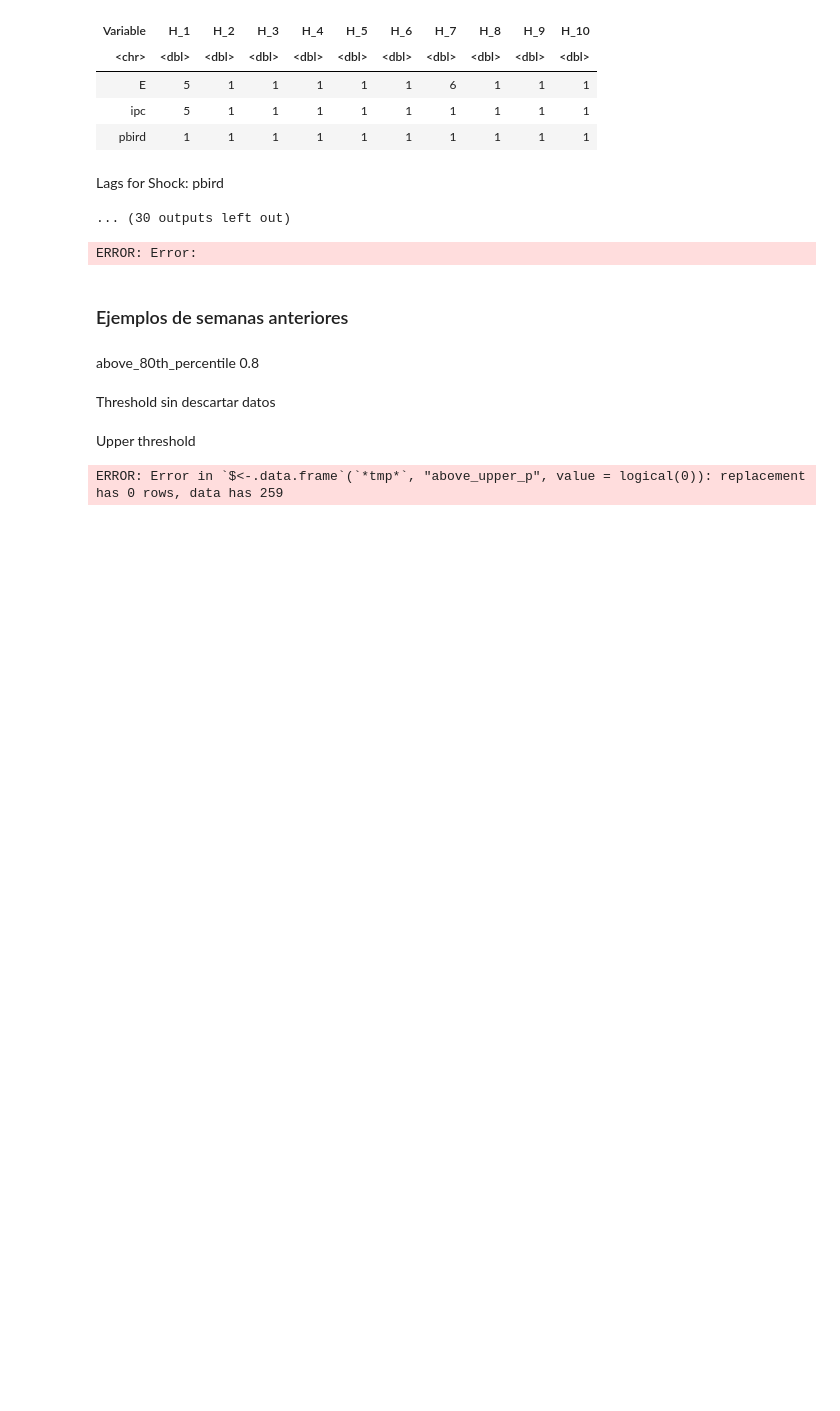
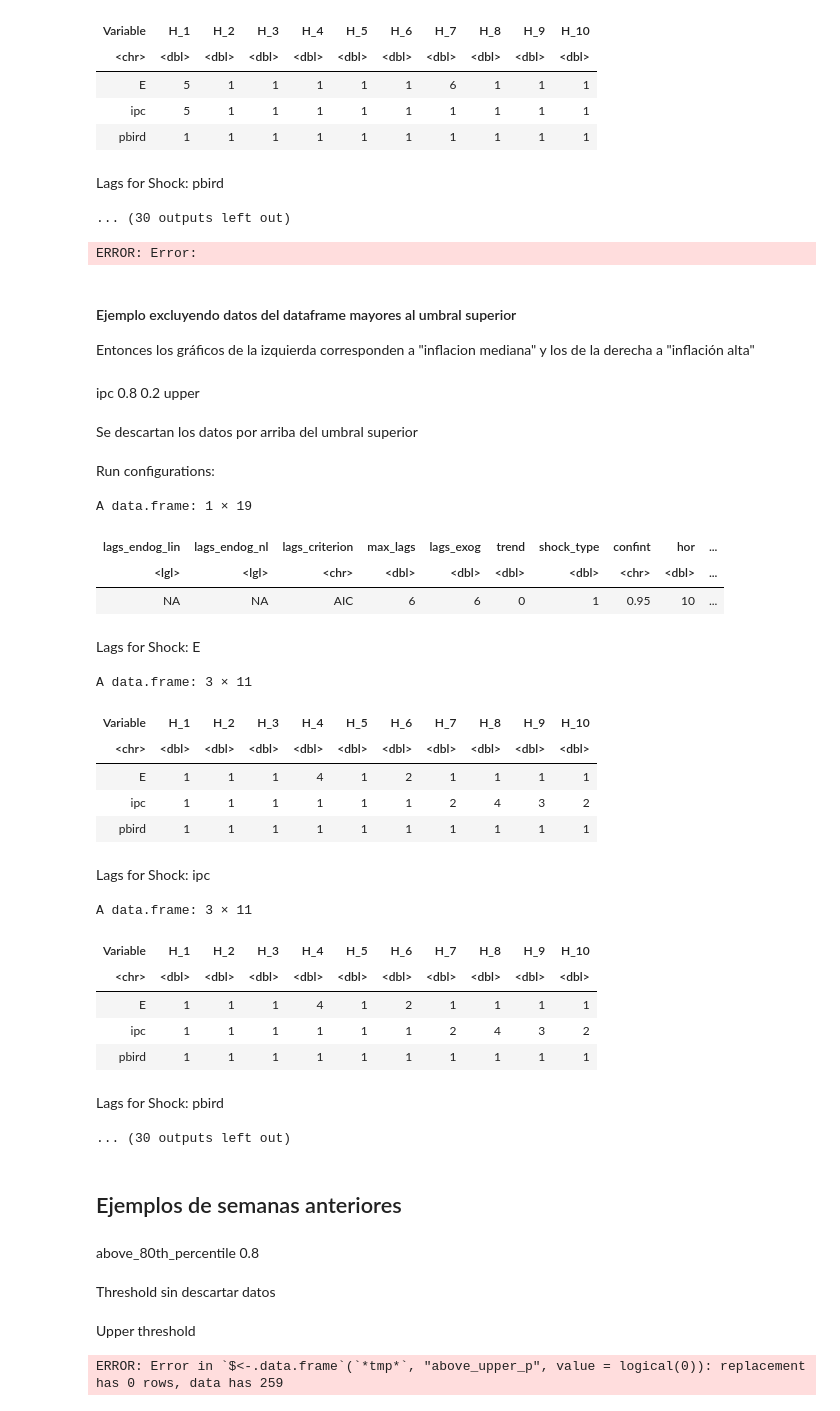
Before and after one commit to mbarrena/tesis, a Jupyter notebook: r_experiments/LP threshold.ipynb, the cells around one changed output. Cells and saved outputs as stored; diff of their text form; code cells hidden in the pictures; blank space fills up the shorter version.

```diff
--- a/r_experiments/LP threshold.ipynb
+++ b/r_experiments/LP threshold.ipynb
@@ -189,8 +196,37 @@ Lags for Shock: pbird
 stop()
 # %% [output]
 ERROR: Error:
+# %% [markdown]
+#### Ejemplo excluyendo datos del dataframe mayores al umbral superior
+Entonces los gráficos de la izquierda corresponden a "inflacion mediana" y los de la derecha a "inflación alta"
+# %%
+res <- run_lp_model(df_ERPT_Arg, endog=c("E", "ipc", "pbird"), exog=c("impp_usa"), max_lags = 6, horizons = 10, signif = 0.95, trend = 0, cumulative = TRUE, threshold_var = 'ipc', upper_threshold = 0.8, lower_threshold = 0.20, discard_threshold = 'upper')
+# %% [output]
+ipc 0.8 0.2 upper
+Se descartan los datos por arriba del umbral superior
+Run configurations:
+A data.frame: 1 × 19
+| lags_endog_lin | lags_endog_nl | lags_criterion | max_lags | lags_exog | trend | shock_type | confint | hor | ... |
+| <lgl> | <lgl> | <chr> | <dbl> | <dbl> | <dbl> | <dbl> | <chr> | <dbl> | ... |
+| NA | NA | AIC | 6 | 6 | 0 | 1 | 0.95 | 10 | ... |
+Lags for Shock: E
+A data.frame: 3 × 11
+| Variable | H_1 | H_2 | H_3 | H_4 | H_5 | H_6 | H_7 | H_8 | H_9 | H_10 |
+| <chr> | <dbl> | <dbl> | <dbl> | <dbl> | <dbl> | <dbl> | <dbl> | <dbl> | <dbl> | <dbl> |
+| E | 1 | 1 | 1 | 4 | 1 | 2 | 1 | 1 | 1 | 1 |
+| ipc | 1 | 1 | 1 | 1 | 1 | 1 | 2 | 4 | 3 | 2 |
+| pbird | 1 | 1 | 1 | 1 | 1 | 1 | 1 | 1 | 1 | 1 |
+Lags for Shock: ipc
+A data.frame: 3 × 11
+| Variable | H_1 | H_2 | H_3 | H_4 | H_5 | H_6 | H_7 | H_8 | H_9 | H_10 |
+| <chr> | <dbl> | <dbl> | <dbl> | <dbl> | <dbl> | <dbl> | <dbl> | <dbl> | <dbl> | <dbl> |
+| E | 1 | 1 | 1 | 4 | 1 | 2 | 1 | 1 | 1 | 1 |
+| ipc | 1 | 1 | 1 | 1 | 1 | 1 | 2 | 4 | 3 | 2 |
+| pbird | 1 | 1 | 1 | 1 | 1 | 1 | 1 | 1 | 1 | 1 |
+Lags for Shock: pbird
+... (30 outputs left out)
 # %% [markdown]
-### Ejemplos de semanas anteriores
+## Ejemplos de semanas anteriores
 # %%
 res <- run_lp_model(df_ERPT_Arg, endog=c("E", "ipc", "pbird"), exog=c("impp_usa"), max_lags = 6, horizons = 10, signif = 0.95, trend = 0, cumulative = TRUE, threshold_var = 'above_80th_percentile')#, threshold_value = 0.047)
 # %% [output]
```
Also changed, not shown: parts of 2 cells of this notebook.
